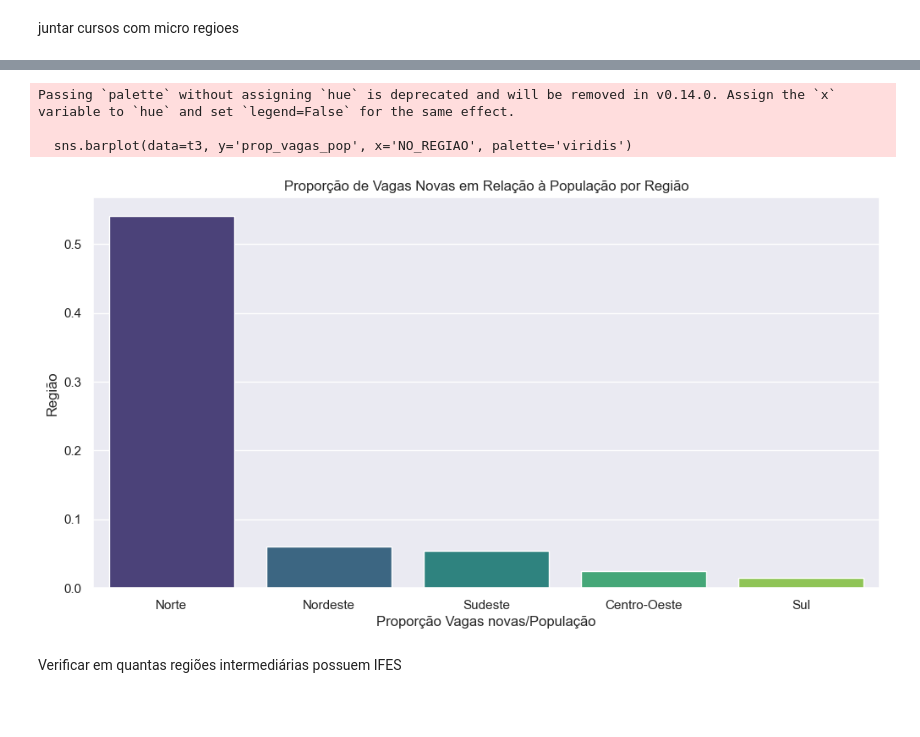
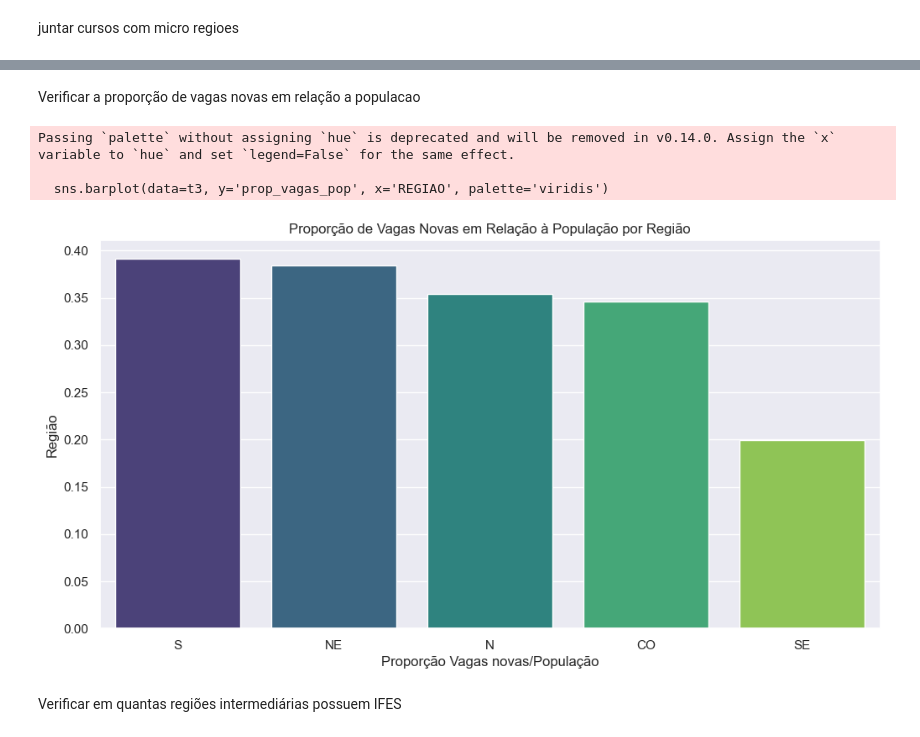
Before and after one commit to AlanaVieira/dados-ies, a Jupyter notebook: cadernos/Dados_IES-giana.ipynb, the cells around one changed output, grey strips where cells are left out. Cells and saved outputs as stored; diff of their text form; code cells hidden in the pictures; blank space fills up the shorter version.

Commit message:
Dados de IFES/Presencial x  IBGE

```diff
--- a/cadernos/Dados_IES-giana.ipynb
+++ b/cadernos/Dados_IES-giana.ipynb
@@ -108,14 +85,9 @@ Wall time: 34.1 s
 # %% [markdown]
 cidades com Micro regiões IBGE - e populacao
 # %%
-list_col_string = ['codigo_ibge', ]
+list_col_string = ['COD_IBGE' ]
 dict_dtype = {column : 'str'  for column in list_col_string}
 
-df_micro_reg = pd.read_csv('../arquivos/cidades_estados.CSV',
+df_micro_reg = pd.read_csv('../arquivos/dados_ibge_consolidado.CSV', sep = '|',
                           dtype = dict_dtype,
                           low_memory=False)
-
-df_micro_reg = df_micro_reg[['codigo_ibge', 'latitude_cidade','longitude_cidade','POPULACAO','uf','nome_estado',\
-                             'regiao', 'CO_REGIAO_INTERMEDIARIA', 'CO_REGIAO_IMEDIATA', 'CO_MESORREGIAO', 'CO_MICRORREGIAO','NO_REGIAO_INTERMEDIARIA', 'NO_REGIAO_IMEDIATA', 'NO_MESORREGIAO', 'NO_MICRORREGIAO']]
-
-df_micro_reg.head()
@@ -141,5 +98,4 @@ df_cursos_ies_ibge.head()
 # %% [markdown]
 juntar cursos com micro regioes
 # %%
-df_cursos_ies_ibge = df_cursos_ies_ibge.merge(df_micro_reg, how= 'inner', left_on='CO_MUNICIPIO', right_on='codigo_ibge')
-df_cursos_ies_ibge.head()
+df_cursos_ies_ibge = df_cursos_ies_ibge.merge(df_micro_reg, how= 'inner', left_on='CO_MUNICIPIO', right_on='COD_IBGE')
@@ -153,7 +104,7 @@ df_cursos_ies_ibge.head()
 # %%
-t2 = df_cursos_ies_ibge.groupby(['NO_REGIAO', 'NO_UF',  'NO_REGIAO_INTERMEDIARIA','NO_REGIAO_IMEDIATA','NO_MUNICIPIO', 'CO_REGIAO_INTERMEDIARIA','CO_REGIAO_IMEDIATA'])\
-    .agg({'CO_CURSO':'count', 'QT_VG_NOVA': 'sum', 'QT_MAT': 'sum', 'POPULACAO':'max', 'CO_IES':'nunique'}).reset_index()
+t2 = df_cursos_ies_ibge.groupby(['COD_IBGE','LAT', 'LNG','REGIAO', 'SIGLA_UF','NOME_UF',  \
+                                 'Cod_Mesorregiao',	'Nome_Mesorregiao','Cod_Microrregiao','Nome_Microrregiao','NOME_MUNICIPIO'])\
+    .agg({'CO_CURSO':'count', 'QT_VG_NOVA': 'sum', 'QT_MAT': 'sum', 'POP_IBGE_2022':'max', 'CO_IES':'nunique'}).reset_index()
 
-t2 = t2.rename(columns={'CO_CURSO':'NUM_CURSOS', 'QT_VG_NOVA':'NUM_VAGAS_ANO', 'QT_MAT': 'NUM_MATRICULADOS', 'CO_IES':'NUM_IES'})
-t2['NO_REGIAO_INTERMEDIARIA'] = t2['NO_REGIAO'] + ' (' + t2['NO_UF'] + ')' + ' - ' + t2['NO_REGIAO_INTERMEDIARIA']
-t2.sort_values('CO_REGIAO_INTERMEDIARIA').head(10)
+t2 = t2.rename(columns={'CO_CURSO':'NUM_CURSOS', 'QT_VG_NOVA':'NUM_VAGAS_ANO','POP_IBGE_2022':'POPULACAO', 'QT_MAT': 'NUM_MATRICULADOS', 'CO_IES':'NUM_IES'})
+t2['Nome_Mesorregiao'] = t2['REGIAO'] + ' (' + t2['NOME_UF'] + ')' + ' - ' + t2['Nome_Mesorregiao']
@@ -172,6 +111,16 @@ t2.sort_values('CO_REGIAO_INTERMEDIARIA').head(10)
 # %%
 
-t3 = t2[['NO_REGIAO','NUM_CURSOS','NUM_VAGAS_ANO','NUM_MATRICULADOS','POPULACAO', 'NUM_IES']]\
-    .groupby(['NO_REGIAO'])\
-        .agg({'NUM_CURSOS':'sum', 'NUM_VAGAS_ANO':'sum', \
-              'NUM_MATRICULADOS':'sum', 'POPULACAO':'sum', 'NUM_IES': 'nunique'}).reset_index()
+t3 = t2[['REGIAO','NUM_CURSOS','NUM_VAGAS_ANO','NUM_MATRICULADOS','POPULACAO', 'NUM_IES']].groupby(['REGIAO'])\
+    .agg({'NUM_CURSOS':'sum', 'NUM_VAGAS_ANO':'sum', 'NUM_MATRICULADOS':'sum', 'POPULACAO':'sum', 'NUM_IES': 'nunique'}).reset_index()
+t3['prop_matr_pop'] = (t3['NUM_MATRICULADOS']/t3['POPULACAO'])*100
+
+# Ordenar por proporção
+t3 = t3.sort_values(by='prop_matr_pop', ascending=False)
+
+# Criar um gráfico de barras
+plt.figure(figsize=(12, 6))
+sns.barplot(data=t3, y='prop_matr_pop', x='REGIAO', palette='viridis')
+plt.xlabel('Região')
+plt.ylabel('Proporção Matriculados/População')
+plt.title('Proporção de Matriculados em Relação à População por Região')
+plt.show()
@@ -196,20 +130,22 @@ Passing `palette` without assigning `hue` is deprecated and will be removed in v
+# %% [markdown]
+Verificar a proporção de vagas novas em relação a populacao
 # %%
 t3['prop_vagas_pop'] = (t3['NUM_VAGAS_ANO']/t3['POPULACAO'])*100
 
 # Ordenar por proporção
 t3 = t3.sort_values(by='prop_vagas_pop', ascending=False)
 
 # Criar um gráfico de barras
 plt.figure(figsize=(12, 6))
-sns.barplot(data=t3, y='prop_vagas_pop', x='NO_REGIAO', palette='viridis')
+sns.barplot(data=t3, y='prop_vagas_pop', x='REGIAO', palette='viridis')
 plt.xlabel('Proporção Vagas novas/População')
 plt.ylabel('Região')
 plt.title('Proporção de Vagas Novas em Relação à População por Região')
 plt.show()
 # %% [output]
 Passing `palette` without assigning `hue` is deprecated and will be removed in v0.14.0. Assign the `x` variable to `hue` and set `legend=False` for the same effect.
 
-  sns.barplot(data=t3, y='prop_vagas_pop', x='NO_REGIAO', palette='viridis')
+  sns.barplot(data=t3, y='prop_vagas_pop', x='REGIAO', palette='viridis')
-[figure, old version]
+[figure, new version]
 # %% [markdown]
 Verificar em quantas regiões intermediárias possuem IFES
```
Also changed, not shown: parts of 38 cells of this notebook.
